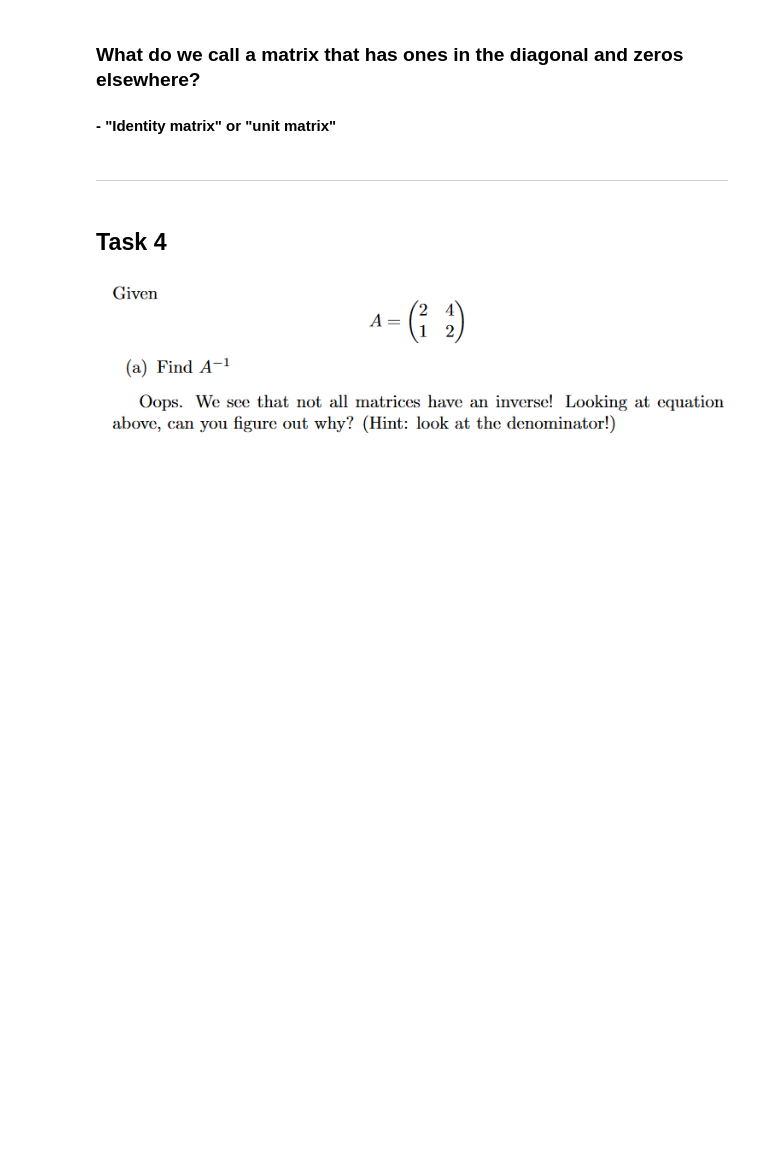
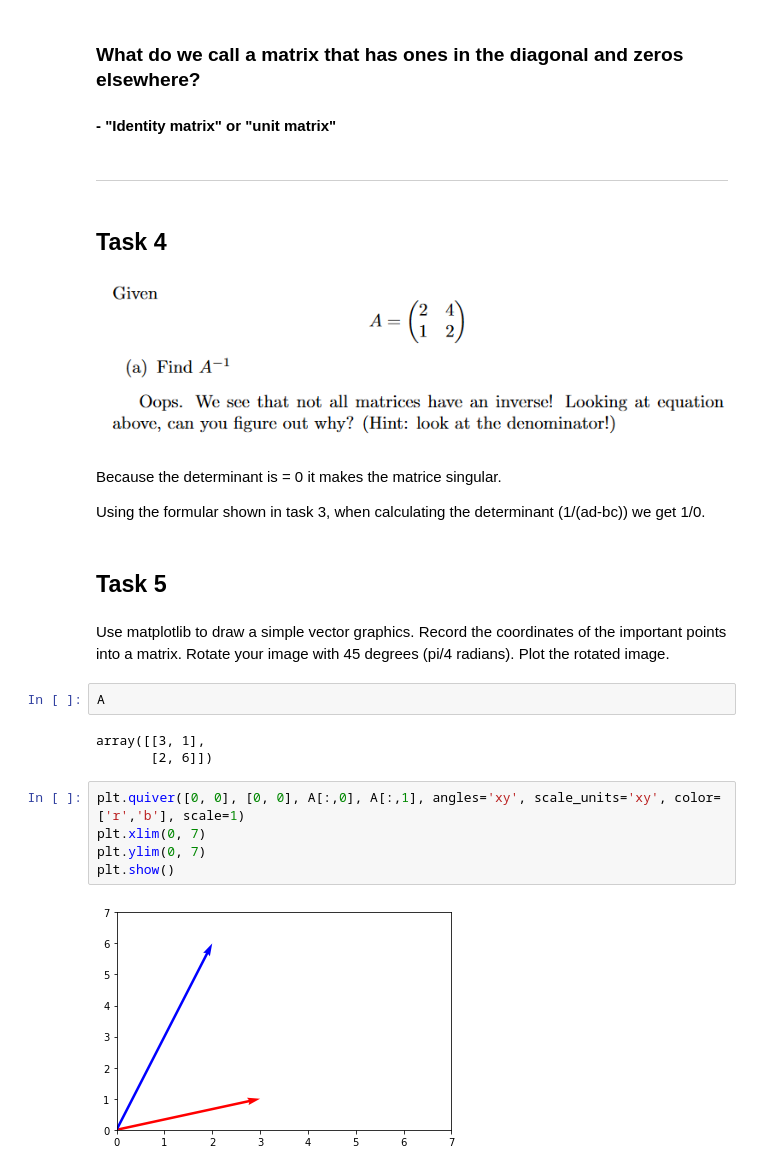
Before and after one commit to Tureczek/Jupyter_notebook_Data_Science, a Jupyter notebook: Assignments/Assignment 4- Implementation of Matrices.ipynb, the cells around one changed output. Drawn from its saved outputs; the diff is of its cells as text; blank space fills up the shorter version.

Commit message:
Task 4 in assignment 4

```diff
--- a/Assignments/Assignment 4- Implementation of Matrices.ipynb
+++ b/Assignments/Assignment 4- Implementation of Matrices.ipynb
@@ -297,3 +301,25 @@ NO - It's a defination,
 ## Task 4
 # %% [markdown]
 ![image.png](attachment:image.png)
+# %% [markdown]
+Because the determinant is = 0 it makes the matrice singular.
+
+Using the formular shown in task 3, when calculating the determinant (1/(ad-bc)) we get 1/0.
+# %% [markdown]
+## Task 5
+# %% [markdown]
+Use matplotlib to draw a simple vector graphics. Record the coordinates of the
+important points into a matrix. Rotate your image with 45 degrees (pi/4 radians).
+Plot the rotated image.
+# %%
+A
+# %% [output]
+array([[3, 1],
+       [2, 6]])
+# %%
+plt.quiver([0, 0], [0, 0], A[:,0], A[:,1], angles='xy', scale_units='xy', color=['r','b'], scale=1)
+plt.xlim(0, 7)
+plt.ylim(0, 7)
+plt.show()
+# %% [output]
+[figure, added]
```
Also changed, not shown: parts of 2 cells of this notebook, 3 other files.
